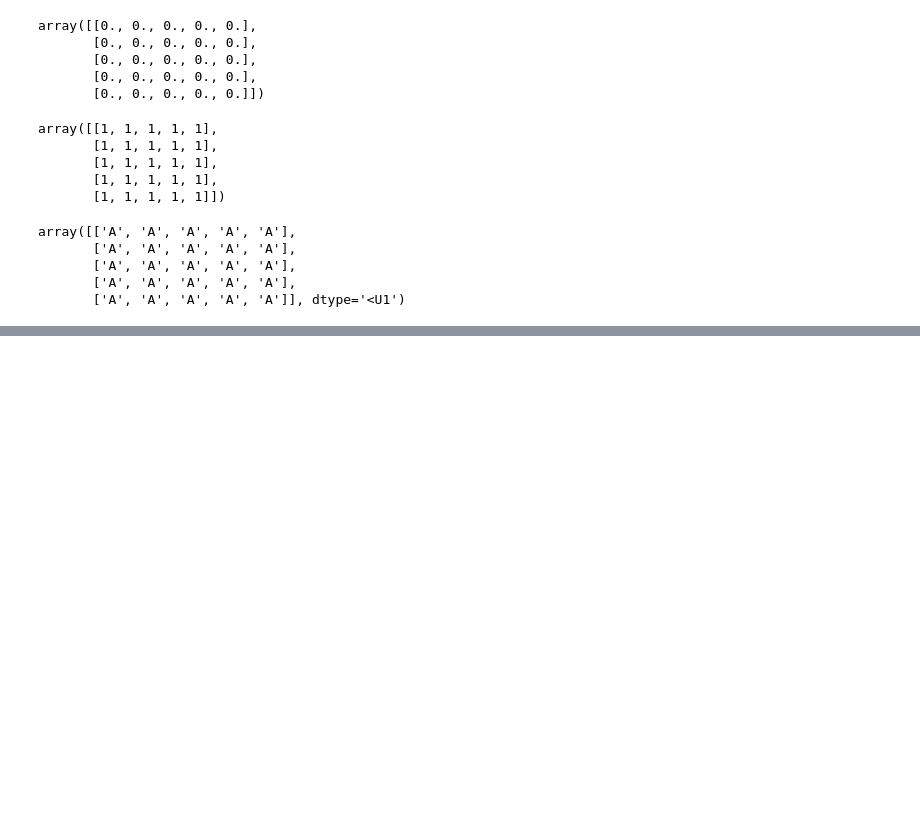
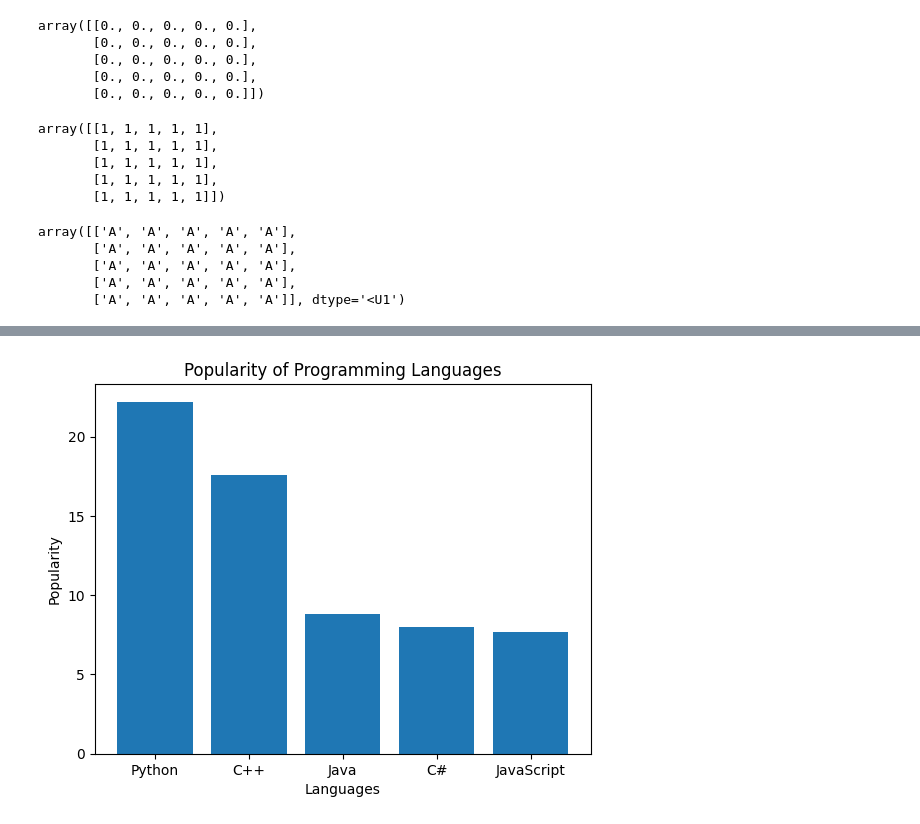
Before and after one commit to Biolater/Python-Journey, a Jupyter notebook: training.ipynb, the cells around one changed output, grey strips where cells are left out. Cells and saved outputs as stored; diff of their text form; code cells hidden in the pictures; blank space fills up the shorter version.

```diff
--- a/training.ipynb
+++ b/training.ipynb
@@ -1258,0 +2433,10 @@ array([['A', 'A', 'A', 'A', 'A'],
+# %%
+languages = ["Python", "C++", "Java", "C#", "JavaScript"]
+popularity = [22.2, 17.6, 8.8, 8, 7.7]
+plt.bar(languages, popularity)
+plt.xlabel("Languages")
+plt.ylabel("Popularity")
+plt.title("Popularity of Programming Languages")
+plt.show()
+# %% [output]
+[figure, added]
```
Also changed, not shown: parts of 162 cells of this notebook.
